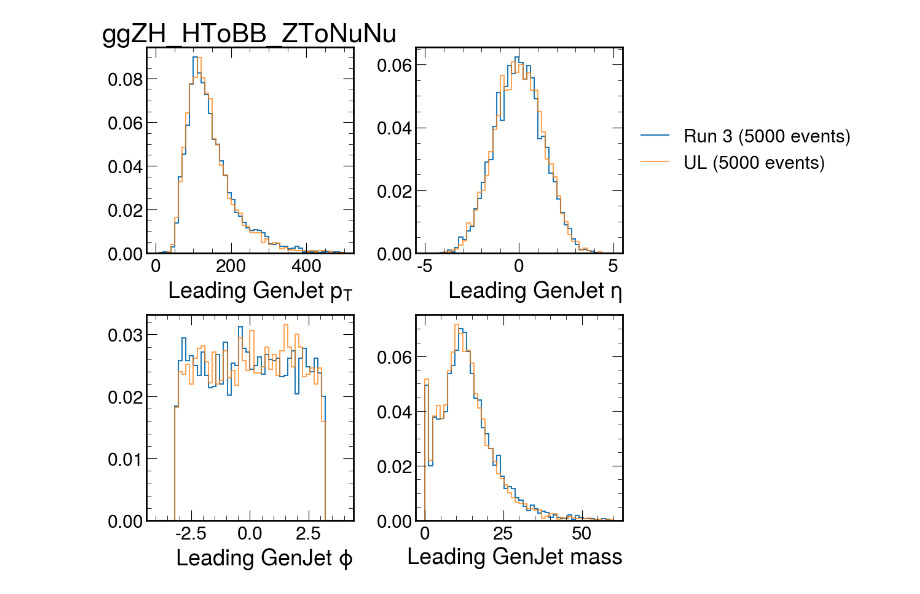
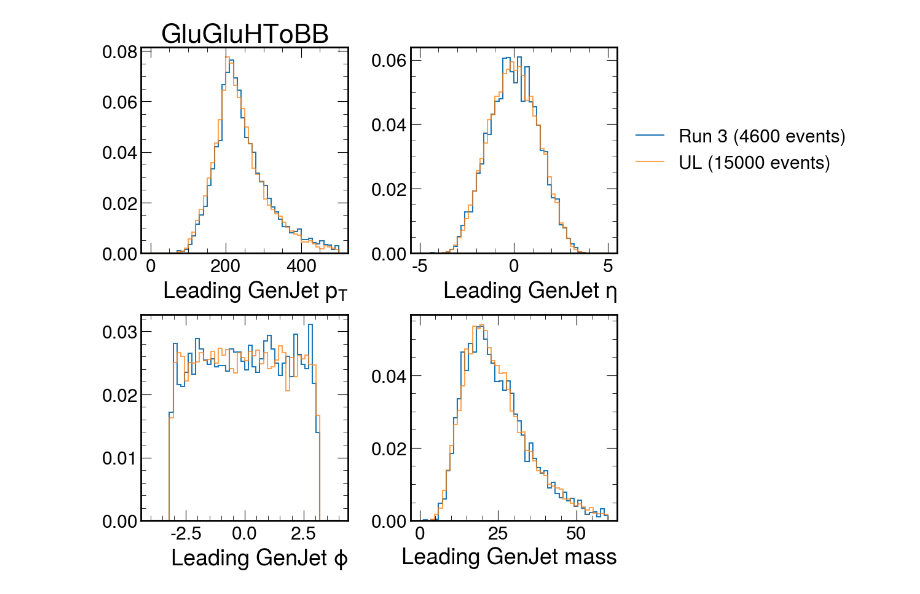
Before and after one commit to alintulu/SampleGeneration, a Jupyter notebook: gridpack_validation_plots.ipynb, the cells around one changed output. Drawn from its saved outputs; the diff is of its cells as text; code cells hidden in the pictures.

Commit message:
update MiniAOD plots

```diff
--- a/gridpack_validation_plots.ipynb
+++ b/gridpack_validation_plots.ipynb
@@ -18,6 +18,7 @@ import awkward as ak
 from coffea.nanoevents import NanoEventsFactory, NanoAODSchema
 
 file_run3 = {
+    "GluGluHToBB" : "root://cms-xrd-global.cern.ch//store/cmst3/user/adlintul/run3/gridpacks/hbb2022/samples/GluGluHToBB_Pt-200ToInf_M-125_TuneCP5_MINLO_13TeV-powheg-pythia8/NanoGEN/230111_115707/0000/hadd.root",
     #"VBF_HToBB" : "root://cms-xrd-global.cern.ch//store/cmst3/user/adlintul/run3/gridpacks/hbb2022/samples/VBFHToBB_M-125_dipoleRecoilOn_TuneCP5_13TeV-powheg-pythia8/NanoGEN/221124_125058/0000/hadd.root",
     #"ttH_HToBB" : "root://cms-xrd-global.cern.ch//store/cmst3/user/adlintul/run3/gridpacks/hbb2022/samples/ttHTobb_M125_TuneCP5_13TeV-powheg-pythia8/NanoGEN/221124_125115/0000/hadd.root",
     #"WminusH_HToBB_WToQQ" : "root://cms-xrd-global.cern.ch//store/cmst3/user/adlintul/run3/gridpacks/hbb2022/samples/WminusH_HToBB_WToQQ_M-125_TuneCP5_13TeV-powheg-pythia8/NanoGEN/221124_141837/0000/hadd.root",
@@ -26,18 +27,19 @@ file_run3 = {
     #"WplusH_HToBB_WToLNu" : "root://cms-xrd-global.cern.ch//store/cmst3/user/adlintul/run3/gridpacks/hbb2022/samples/WplusH_HToBB_WToLNu_M-125_TuneCP5_13TeV-powheg-pythia8/NanoGEN/221129_162109/0000/hadd.root",
     #"ggZH_HToBB_ZToQQ" : "root://cms-xrd-global.cern.ch//store/cmst3/user/adlintul/run3/gridpacks/hbb2022/samples/ggZH_HToBB_ZToQQ_M-125_TuneCP5_13TeV-powheg-pythia8/NanoGEN/221122_143227/0000/hadd.root",
     #"ggZH_HToBB_ZToLL" : "root://cms-xrd-global.cern.ch//store/cmst3/user/adlintul/run3/gridpacks/hbb2022/samples/ggZH_HToBB_ZToLL_M-125_TuneCP5_13TeV-powheg-pythia8/NanoGEN/221124_150340/0000/hadd.root",
-    "ggZH_HToBB_ZToNuNu" : "root://cms-xrd-global.cern.ch//store/cmst3/user/adlintul/run3/gridpacks/hbb2022/samples/ggZH_HToBB_ZToNuNu_M-125_TuneCP5_13TeV-powheg-pythia8/NanoGEN/221227_124201/0000/hadd.root",
+    #"ggZH_HToBB_ZToNuNu" : "root://cms-xrd-global.cern.ch//store/cmst3/user/adlintul/run3/gridpacks/hbb2022/samples/ggZH_HToBB_ZToNuNu_M-125_TuneCP5_13TeV-powheg-pythia8/NanoGEN/221227_124201/0000/hadd.root",
     #"ZH_HToBB_ZToQQ" : "root://cms-xrd-global.cern.ch//store/cmst3/user/adlintul/run3/gridpacks/hbb2022/samples/ZH_HToBB_ZToQQ_M-125_TuneCP5_13TeV-powheg-pythia8/NanoGEN/221229_162417/0000/hadd.root",
     #"ZH_HToBB_ZToLL" : "root://cms-xrd-global.cern.ch//store/cmst3/user/adlintul/run3/gridpacks/hbb2022/samples/ZH_HToBB_ZToLL_M-125_TuneCP5_13TeV-powheg-pythia8/NanoGEN/221230_102827/0000/hadd.root",
 }
 
 file_ul = {
+    "GluGluHToBB" : "root://cms-xrd-global.cern.ch//store/mc/RunIISummer20UL18NanoAODv9/GluGluHToBB_Pt-200ToInf_M-125_TuneCP5_MINLO_13TeV-powheg-pythia8/NANOAODSIM/106X_upgrade2018_realistic_v16_L1v1-v1/40000/0FDD27CB-FABD-B043-88A3-B0A9B5467935.root",
     "VBF_HToBB" : "root://cms-xrd-global.cern.ch//store/mc/RunIISummer20UL18NanoAODv9/VBFHToBB_M-125_dipoleRecoilOn_TuneCP5_13TeV-powheg-pythia8/NANOAODSIM/106X_upgrade2018_realistic_v16_L1v1-v2/2500000/272411B5-FA15-354A-96E9-AE4C943C40BB.root",
     "ttH_HToBB" : "root://cms-xrd-global.cern.ch//store/mc/RunIISummer20UL18NanoAODv9/ttHTobb_M125_TuneCP5_13TeV-powheg-pythia8/NANOAODSIM/106X_upgrade2018_realistic_v16_L1v1-v2/40000/A4A2A0A0-06DA-D24D-90B8-1E9768C99635.root",
     "WminusH_HToBB_WToQQ" : "root://cms-xrd-global.cern.ch//store/mc/RunIISummer20UL18NanoAODv9/WminusH_HToBB_WToQQ_M-125_TuneCP5_13TeV-powheg-pythia8/NANOAODSIM/106X_upgrade2018_realistic_v16_L1v1-v1/70000/F9EEE50C-5070-C145-9E89-809AD55B1471.root",
-    "WminusH_HToBB_WToLNu" : "root://cms-xrd-global.cern.ch//store/mc/RunIISummer20UL18NanoAODv9/WminusH_HToBB_WToLNu_M-125_TuneCP5_13TeV-powheg-pythia8/NANOAODSIM/106X_upgrade2018_realistic_v16_L1v1-v1/2550000/DA3433BC-633E-EE45-9F49-E35F90A25D06.root",
+    "WminusH_HToBB_WToLNu" : "root://cms-xrd-global.cern.ch//store/cmst3/user/adlintul/run3/gridpacks/hbb2022/samples/WminusH_HToBB_WToLNu_M-125_TuneCP5_13TeV-powheg-pythia8_UL18/NanoGEN/230111_154346/0000/hadd.root", #"root://cms-xrd-global.cern.ch//store/mc/RunIISummer20UL18NanoAODv9/WminusH_HToBB_WToLNu_M-125_TuneCP5_13TeV-powheg-pythia8/NANOAODSIM/106X_upgrade2018_realistic_v16_L1v1-v1/2550000/DA3433BC-633E-EE45-9F49-E35F90A25D06.root",
     "WplusH_HToBB_WToQQ" : "root://cms-xrd-global.cern.ch//store/mc/RunIISummer20UL18NanoAODv9/WplusH_HToBB_WToQQ_M-125_TuneCP5_13TeV-powheg-pythia8/NANOAODSIM/106X_upgrade2018_realistic_v16_L1v1-v1/70000/2ED82FDF-6644-7843-99D9-6FEFF65802F3.root",
-    "WplusH_HToBB_WToLNu" : "root://cms-xrd-global.cern.ch//store/mc/RunIISummer20UL18NanoAODv9/WplusH_HToBB_WToLNu_M-125_TuneCP5_13TeV-powheg-pythia8/NANOAODSIM/106X_upgrade2018_realistic_v16_L1v1-v1/50000/BF2B114D-4867-AF47-BC5B-B3DD1EBF7CF4.root",
+    "WplusH_HToBB_WToLNu" : "root://cms-xrd-global.cern.ch//store/cmst3/user/adlintul/run3/gridpacks/hbb2022/samples/WplusH_HToBB_WToLNu_M-125_TuneCP5_13TeV-powheg-pythia8_UL18/NanoGEN/230111_154301/0000/hadd.root", #"root://cms-xrd-global.cern.ch//store/mc/RunIISummer20UL18NanoAODv9/WplusH_HToBB_WToLNu_M-125_TuneCP5_13TeV-powheg-pythia8/NANOAODSIM/106X_upgrade2018_realistic_v16_L1v1-v1/50000/BF2B114D-4867-AF47-BC5B-B3DD1EBF7CF4.root",
     "ggZH_HToBB_ZToLL" : "root://cms-xrd-global.cern.ch//store/mc/RunIISummer20UL18NanoAODv9/ggZH_HToBB_ZToLL_M-125_TuneCP5_13TeV-powheg-pythia8/NANOAODSIM/106X_upgrade2018_realistic_v16_L1v1-v1/50000/C2501A2F-7A08-9F45-AB77-82D11BD4FA49.root",
     "ggZH_HToBB_ZToQQ" : "root://cms-xrd-global.cern.ch//store/mc/RunIISummer20UL18NanoAODv9/ggZH_HToBB_ZToQQ_M-125_TuneCP5_13TeV-powheg-pythia8/NANOAODSIM/106X_upgrade2018_realistic_v16_L1v1-v1/50000/27C4C131-7906-2348-8BAB-4E3EE07D6DF6.root",
     "ggZH_HToBB_ZToNuNu" : "root://cms-xrd-global.cern.ch//store/cmst3/user/adlintul/run3/gridpacks/hbb2022/samples/ggZH_HToBB_ZToNuNu_M-125_TuneCP5_13TeV-powheg-pythia8_UL18/NanoGEN/230111_124245/0000/hadd.root", #"root://cms-xrd-global.cern.ch//store/mc/RunIISummer20UL18NanoAODv9/ggZH_HToBB_ZToNuNu_M-125_TuneCP5_13TeV-powheg-pythia8/NANOAODSIM/106X_upgrade2018_realistic_v16_L1v1-v1/2530000/C46665C8-E0F1-A34F-852F-1146493AC668.root",
@@ -85,31 +87,31 @@ for process in file_run3.keys():
 
     jet = ak.firsts(run3.GenJet)
 
     h_run3.fill(fill(jet.pt), fill(jet.eta), fill(jet.phi), fill(jet.mass))
 
     jet = ak.firsts(ul.GenJet)
 
     h_ul.fill(fill(jet.pt), fill(jet.eta), fill(jet.phi), fill(jet.mass))
 
     fig, axs = plt.subplots(2, 2)
     fig.subplots_adjust(hspace=.3, wspace=.3)
     axs[0,0].set_title(process)
 
     row, column = 0, 0
 
     for var in ["pt", "eta", "phi", "mass"]:
 
         if column > 1:
             row = 1
             column = 0
 
         mplhep.histplot(h_run3.project(var)*(1/h_run3.project(var)[{var : sum}]), ax = axs[row, column], label = "Run 3 ({0} events)".format(ak.sum(run3.run)),)
         mplhep.histplot(h_ul.project(var)*(1/h_ul.project(var)[{var : sum}]), ax = axs[row, column], label = "UL ({0} events)".format(ak.sum(ul.run)), alpha=0.7,)
 
         column += 1
 
     lgd = axs[0,1].legend(loc='center left', bbox_to_anchor=(1, 0.5))
 
     #fig.savefig('{0}.pdf'.format(process), bbox_extra_artists=(lgd,), bbox_inches='tight')
 # %% [output]
-[figure, old version]
+[figure, new version]
```
Also changed, not shown: 3 other files.
